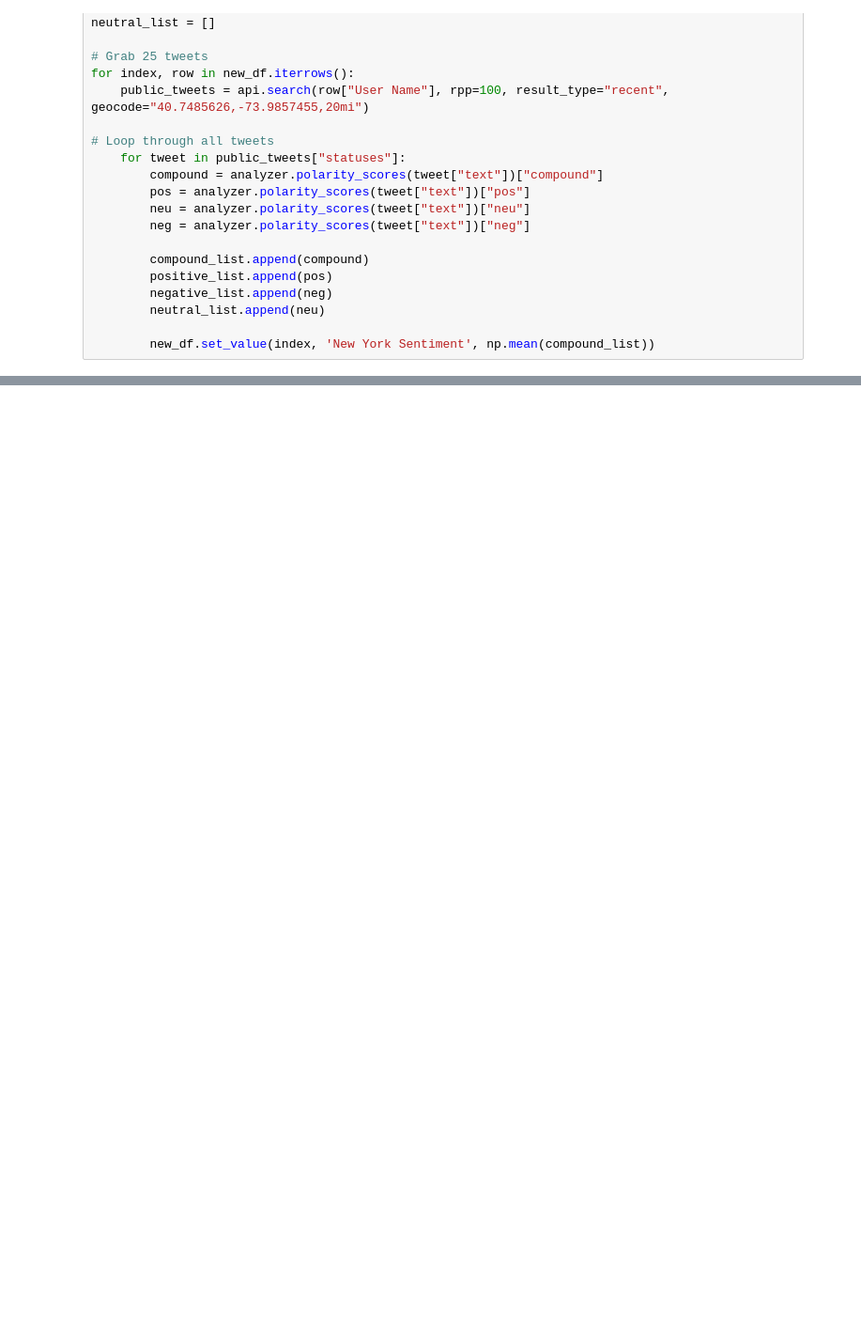
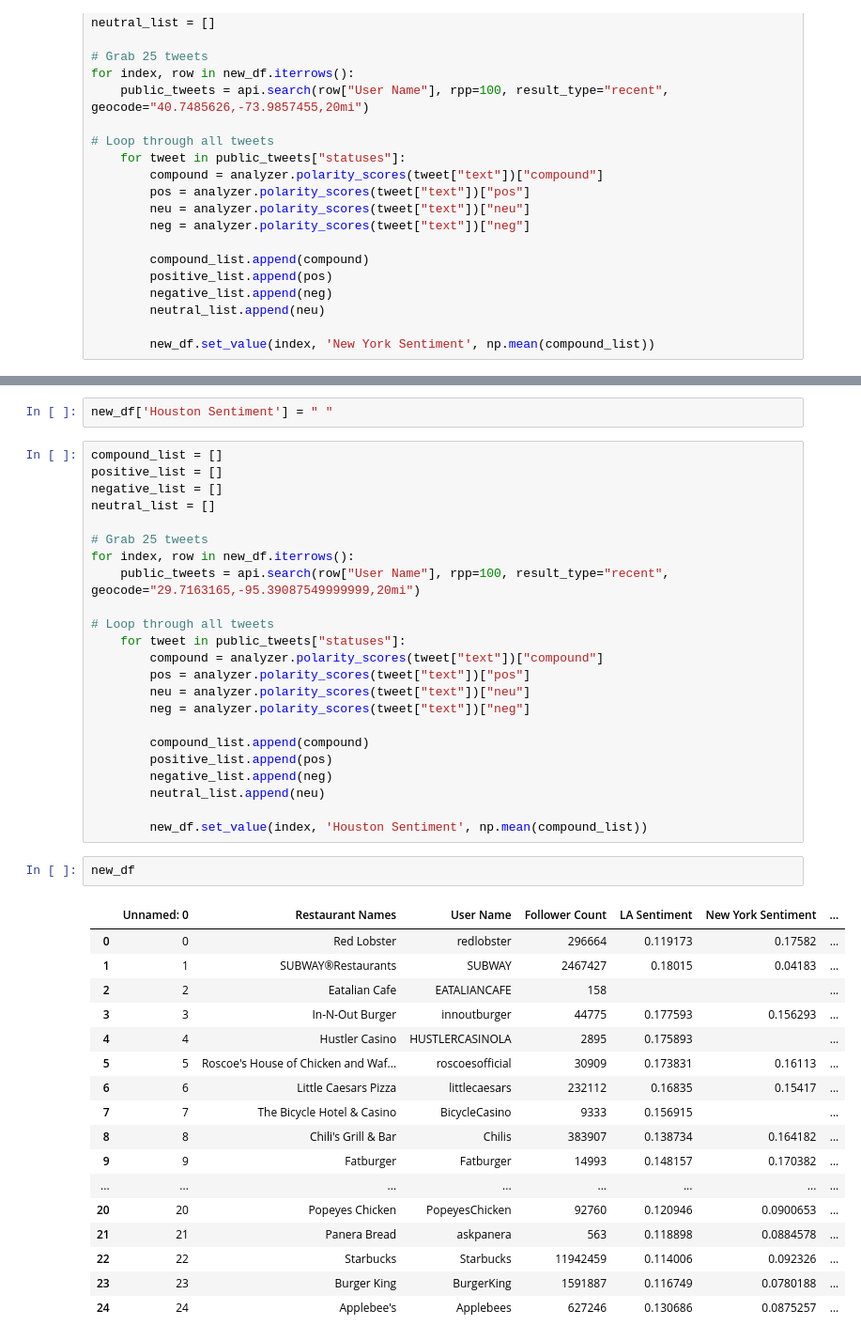
Before and after one commit to santosozoemena/Group-Project-1, a Jupyter notebook: LA+Chain+Restaurant.ipynb, the cells around one changed output, grey strips where cells are left out. Shown at 94% size. Cells and saved outputs as stored; diff of their text form; blank space fills up the shorter version.

Commit message:
added houston dataset

```diff
--- a/LA+Chain+Restaurant.ipynb
+++ b/LA+Chain+Restaurant.ipynb
@@ -113 +113,46 @@ new_df
+# %%
+new_df['Houston Sentiment'] = " "
+# %%
+compound_list = []
+positive_list = []
+negative_list = []
+neutral_list = []
+
+# Grab 25 tweets
+for index, row in new_df.iterrows():
+    public_tweets = api.search(row["User Name"], rpp=100, result_type="recent", geocode="29.7163165,-95.39087549999999,20mi")
+
+# Loop through all tweets
+    for tweet in public_tweets["statuses"]:
+        compound = analyzer.polarity_scores(tweet["text"])["compound"]
+        pos = analyzer.polarity_scores(tweet["text"])["pos"]
+        neu = analyzer.polarity_scores(tweet["text"])["neu"]
+        neg = analyzer.polarity_scores(tweet["text"])["neg"]
+
+        compound_list.append(compound)
+        positive_list.append(pos)
+        negative_list.append(neg)
+        neutral_list.append(neu)
+
+        new_df.set_value(index, 'Houston Sentiment', np.mean(compound_list))
+# %%
+new_df
+# %% [output]
+|  | Unnamed: 0 | Restaurant Names | User Name | Follower Count | LA Sentiment | New York Sentiment | ... |
+| 0 | 0 | Red Lobster | redlobster | 296664 | 0.119173 | 0.17582 | ... |
+| 1 | 1 | SUBWAY®Restaurants | SUBWAY | 2467427 | 0.18015 | 0.04183 | ... |
+| 2 | 2 | Eatalian Cafe | EATALIANCAFE | 158 |  |  | ... |
+| 3 | 3 | In-N-Out Burger | innoutburger | 44775 | 0.177593 | 0.156293 | ... |
+| 4 | 4 | Hustler Casino | HUSTLERCASINOLA | 2895 | 0.175893 |  | ... |
+| 5 | 5 | Roscoe's House of Chicken and Waf... | roscoesofficial | 30909 | 0.173831 | 0.16113 | ... |
+| 6 | 6 | Little Caesars Pizza | littlecaesars | 232112 | 0.16835 | 0.15417 | ... |
+| 7 | 7 | The Bicycle Hotel & Casino | BicycleCasino | 9333 | 0.156915 |  | ... |
+| 8 | 8 | Chili's Grill & Bar | Chilis | 383907 | 0.138734 | 0.164182 | ... |
+| 9 | 9 | Fatburger | Fatburger | 14993 | 0.148157 | 0.170382 | ... |
+| ... | ... | ... | ... | ... | ... | ... | ... |
+| 20 | 20 | Popeyes Chicken | PopeyesChicken | 92760 | 0.120946 | 0.0900653 | ... |
+| 21 | 21 | Panera Bread | askpanera | 563 | 0.118898 | 0.0884578 | ... |
+| 22 | 22 | Starbucks | Starbucks | 11942459 | 0.114006 | 0.092326 | ... |
+| 23 | 23 | Burger King | BurgerKing | 1591887 | 0.116749 | 0.0780188 | ... |
+| 24 | 24 | Applebee's | Applebees | 627246 | 0.130686 | 0.0875257 | ... |
 # %%
```
Also changed, not shown: parts of 3 cells of this notebook.
